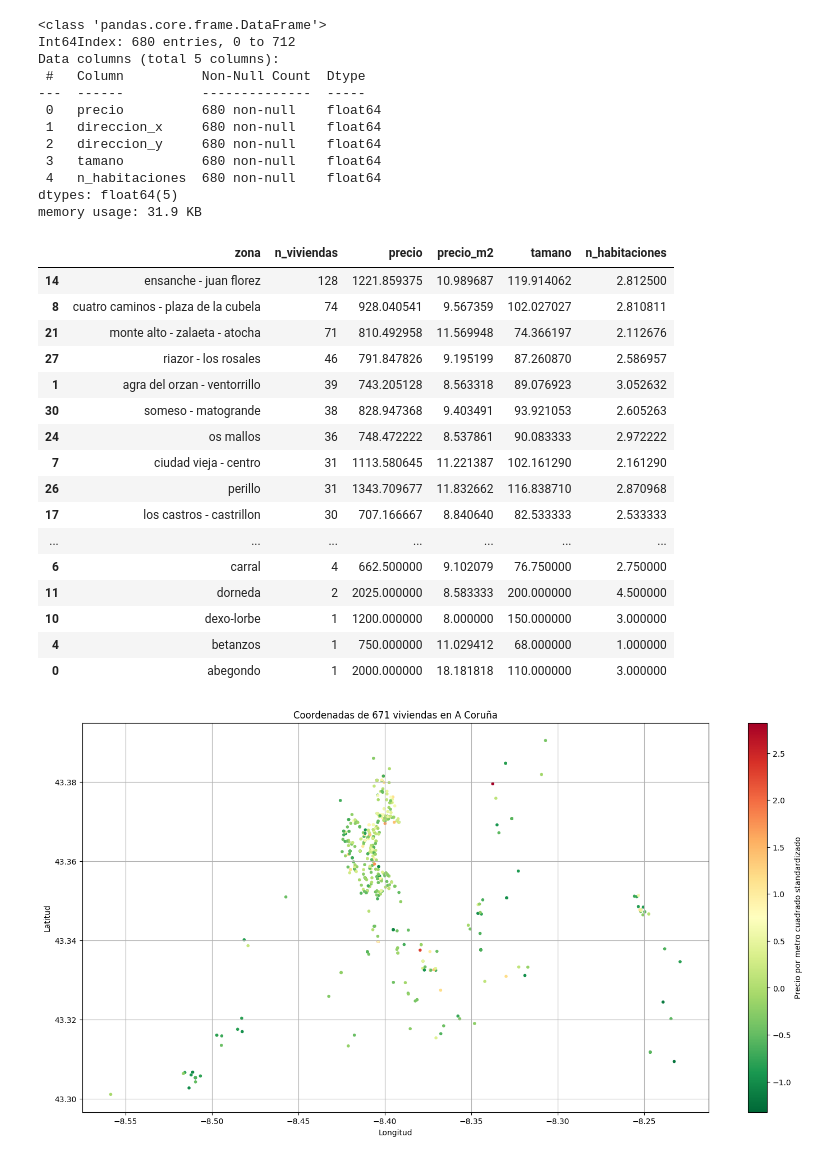
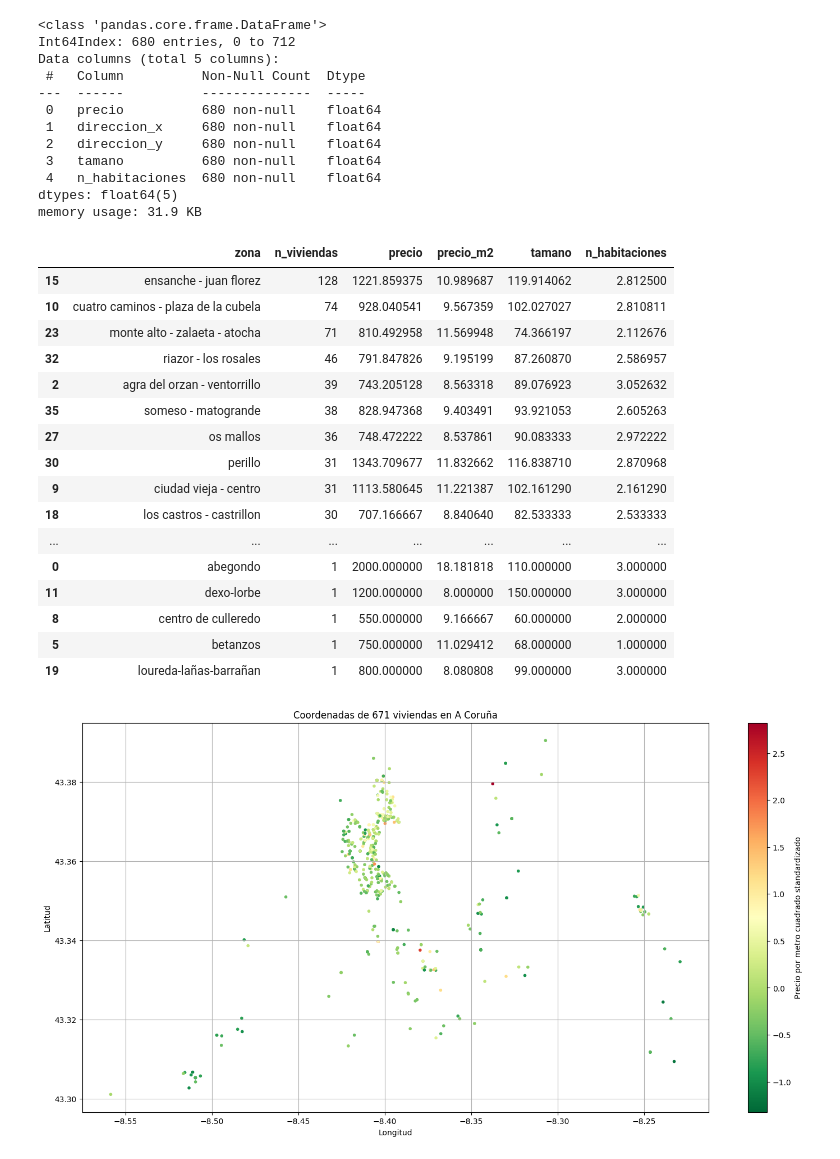
Before and after one commit to ivanlado/coruna-real-estate-market, a Jupyter notebook: geospatial_model_v2.ipynb, the cells around one changed output. Cells and saved outputs as stored; diff of their text form; code cells hidden in the pictures.

Commit message:
Zonas corregido

```diff
--- a/geospatial_model_v2.ipynb
+++ b/geospatial_model_v2.ipynb
@@ -271,29 +271,30 @@ def get_zona_v2(x, zonas, municipios):
         return municipio
     else:
         return municipio
+# %%
+ds['precio_m2'] = ds['precio']/ds['tamano']
 # %%
-df['zona'] = df.apply(lambda x: get_zona_v2(x, zonas, mun), axis=1)
-viv_zonas = df.groupby('zona').agg({'titulo':'count','precio':'mean', 'precio_m2':'mean', 'tamano':'mean', 'n_habitaciones':'mean'}).reset_index()
+viv_zonas = ds.groupby('zona').agg({'titulo':'count','precio':'mean', 'precio_m2':'mean', 'tamano':'mean', 'n_habitaciones':'mean'}).reset_index()
 viv_zonas = viv_zonas.rename(columns={'titulo':'n_viviendas'})
 viv_zonas.sort_values('n_viviendas', ascending=False)
 # %% [output]
 |  | zona | n_viviendas | precio | precio_m2 | tamano | n_habitaciones |
-| 14 | ensanche - juan florez | 128 | 1221.859375 | 10.989687 | 119.914062 | 2.812500 |
-| 8 | cuatro caminos - plaza de la cubela | 74 | 928.040541 | 9.567359 | 102.027027 | 2.810811 |
-| 21 | monte alto - zalaeta - atocha | 71 | 810.492958 | 11.569948 | 74.366197 | 2.112676 |
-| 27 | riazor - los rosales | 46 | 791.847826 | 9.195199 | 87.260870 | 2.586957 |
-| 1 | agra del orzan - ventorrillo | 39 | 743.205128 | 8.563318 | 89.076923 | 3.052632 |
-| 30 | someso - matogrande | 38 | 828.947368 | 9.403491 | 93.921053 | 2.605263 |
-| 24 | os mallos | 36 | 748.472222 | 8.537861 | 90.083333 | 2.972222 |
-| 7 | ciudad vieja - centro | 31 | 1113.580645 | 11.221387 | 102.161290 | 2.161290 |
-| 26 | perillo | 31 | 1343.709677 | 11.832662 | 116.838710 | 2.870968 |
-| 17 | los castros - castrillon | 30 | 707.166667 | 8.840640 | 82.533333 | 2.533333 |
+| 15 | ensanche - juan florez | 128 | 1221.859375 | 10.989687 | 119.914062 | 2.812500 |
+| 10 | cuatro caminos - plaza de la cubela | 74 | 928.040541 | 9.567359 | 102.027027 | 2.810811 |
+| 23 | monte alto - zalaeta - atocha | 71 | 810.492958 | 11.569948 | 74.366197 | 2.112676 |
+| 32 | riazor - los rosales | 46 | 791.847826 | 9.195199 | 87.260870 | 2.586957 |
+| 2 | agra del orzan - ventorrillo | 39 | 743.205128 | 8.563318 | 89.076923 | 3.052632 |
+| 35 | someso - matogrande | 38 | 828.947368 | 9.403491 | 93.921053 | 2.605263 |
+| 27 | os mallos | 36 | 748.472222 | 8.537861 | 90.083333 | 2.972222 |
+| 30 | perillo | 31 | 1343.709677 | 11.832662 | 116.838710 | 2.870968 |
+| 9 | ciudad vieja - centro | 31 | 1113.580645 | 11.221387 | 102.161290 | 2.161290 |
+| 18 | los castros - castrillon | 30 | 707.166667 | 8.840640 | 82.533333 | 2.533333 |
 | ... | ... | ... | ... | ... | ... | ... |
-| 6 | carral | 4 | 662.500000 | 9.102079 | 76.750000 | 2.750000 |
-| 11 | dorneda | 2 | 2025.000000 | 8.583333 | 200.000000 | 4.500000 |
-| 10 | dexo-lorbe | 1 | 1200.000000 | 8.000000 | 150.000000 | 3.000000 |
-| 4 | betanzos | 1 | 750.000000 | 11.029412 | 68.000000 | 1.000000 |
 | 0 | abegondo | 1 | 2000.000000 | 18.181818 | 110.000000 | 3.000000 |
+| 11 | dexo-lorbe | 1 | 1200.000000 | 8.000000 | 150.000000 | 3.000000 |
+| 8 | centro de culleredo | 1 | 550.000000 | 9.166667 | 60.000000 | 2.000000 |
+| 5 | betanzos | 1 | 750.000000 | 11.029412 | 68.000000 | 1.000000 |
+| 19 | loureda-lañas-barrañan | 1 | 800.000000 | 8.080808 | 99.000000 | 3.000000 |
 # %%
 filter = 3
 filter_left = -3
```
Also changed, not shown: parts of 1 cell of this notebook, 1 other file.
